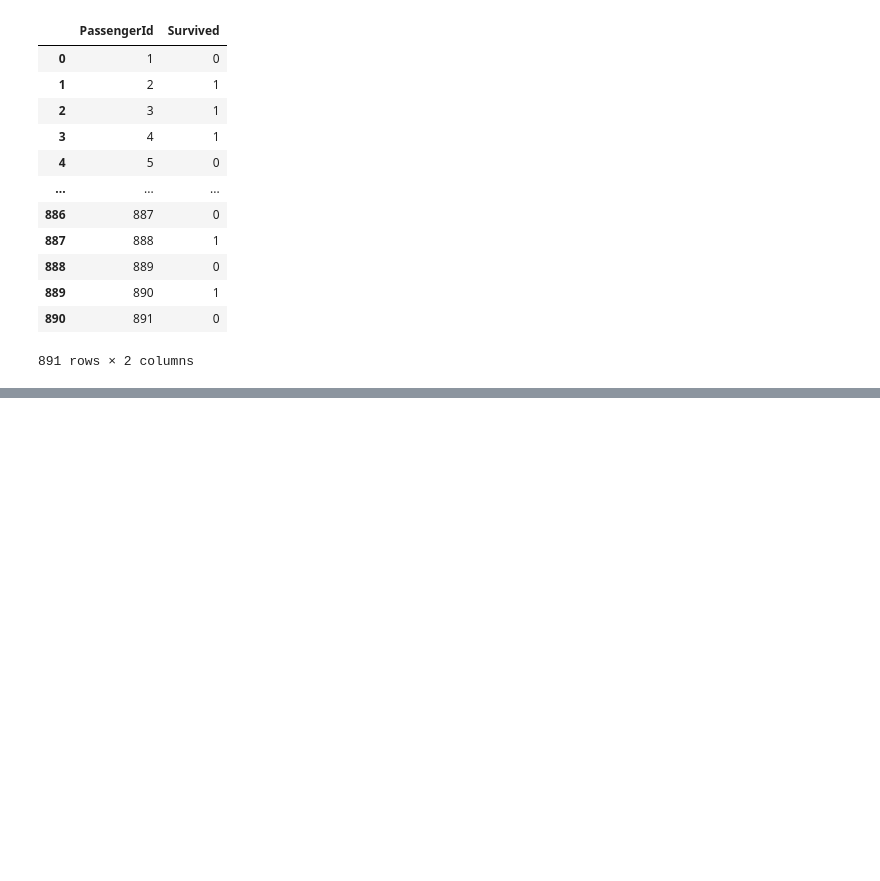
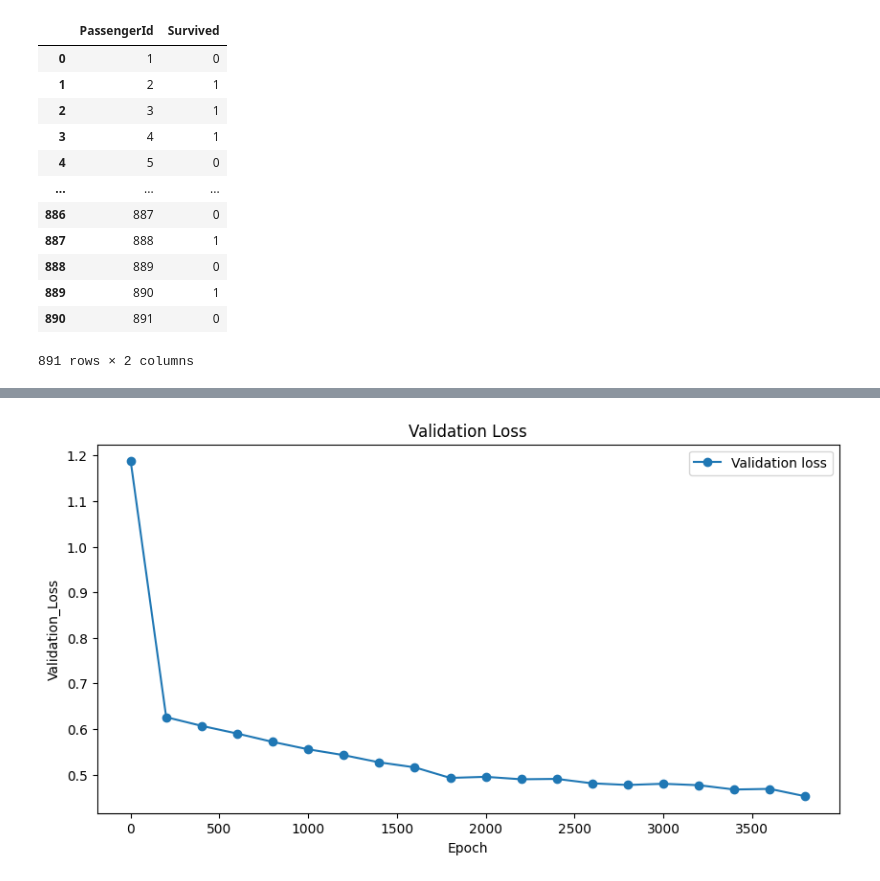
Before and after one commit to yoonsanggg/titanic_tuto, a Jupyter notebook: titanic-tutorial.ipynb, the cells around one changed output, grey strips where cells are left out. Cells and saved outputs as stored; diff of their text form; code cells hidden in the pictures; blank space fills up the shorter version.

```diff
--- a/titanic-tutorial.ipynb
+++ b/titanic-tutorial.ipynb
@@ -343,0 +331,10 @@ plt.show()
+# %%
+plt.figure(figsize=(10, 5))
+plt.plot(list_acc_epoch, list_val_loss, label="Validation loss", marker='o')
+plt.xlabel('Epoch')
+plt.ylabel('Validation_Loss')
+plt.title('Validation Loss')
+plt.legend()
+plt.show()
+# %% [output]
+[figure, added]
```
Also changed, not shown: parts of 9 cells of this notebook.
